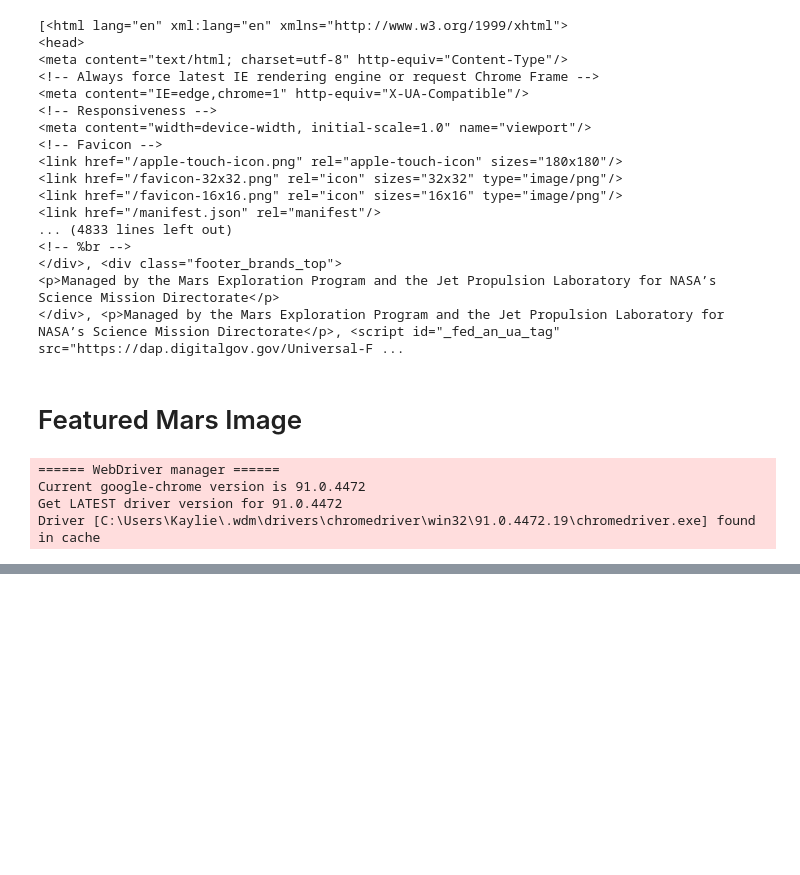
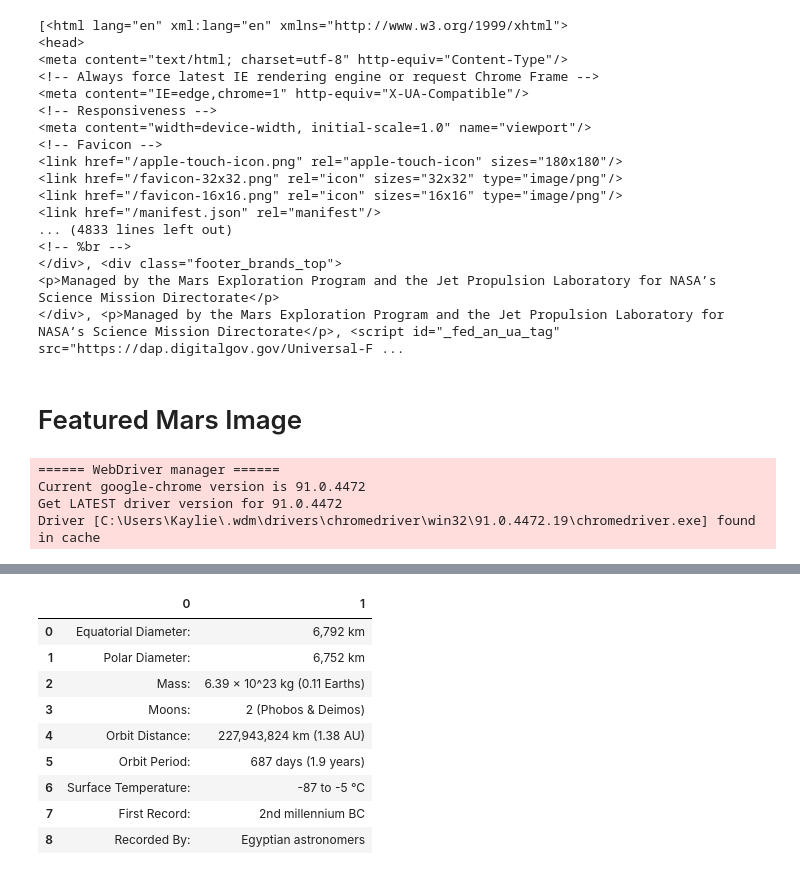
Before and after one commit to zarzarbinks0702/Missions-To-Mars-Web-Scraping, a Jupyter notebook: Missions_to_Mars/mission_to_mars.ipynb, the cells around one changed output, grey strips where cells are left out. Saved outputs shown, nothing was run; the diff lists cells and outputs as text; code cells hidden in the pictures; blank space fills up the shorter version.

Commit message:
Update mission_to_mars.ipynb
Used Pandas to scrape mars facts into a html table.

```diff
--- a/Missions_to_Mars/mission_to_mars.ipynb
+++ b/Missions_to_Mars/mission_to_mars.ipynb
@@ -83,0 +87,7 @@ browser.quit()
+# %%
+#mars facts url
+facts_url = 'https://space-facts.com/mars/'
+# %%
+#read the content from the facts_url
+fact_table = pd.read_html(facts_url)
+fact_table
@@ -83,0 +112,15 @@ browser.quit()
+# %%
+#pull just the first table of mars facts
+facts_df = fact_table[0]
+facts_df
+# %% [output]
+|  | 0 | 1 |
+| 0 | Equatorial Diameter: | 6,792 km |
+| 1 | Polar Diameter: | 6,752 km |
+| 2 | Mass: | 6.39 × 10^23 kg (0.11 Earths) |
+| 3 | Moons: | 2 (Phobos & Deimos) |
+| 4 | Orbit Distance: | 227,943,824 km (1.38 AU) |
+| 5 | Orbit Period: | 687 days (1.9 years) |
+| 6 | Surface Temperature: | -87 to -5 °C |
+| 7 | First Record: | 2nd millennium BC |
+| 8 | Recorded By: | Egyptian astronomers |
```
Also changed, not shown: parts of 7 cells of this notebook.
